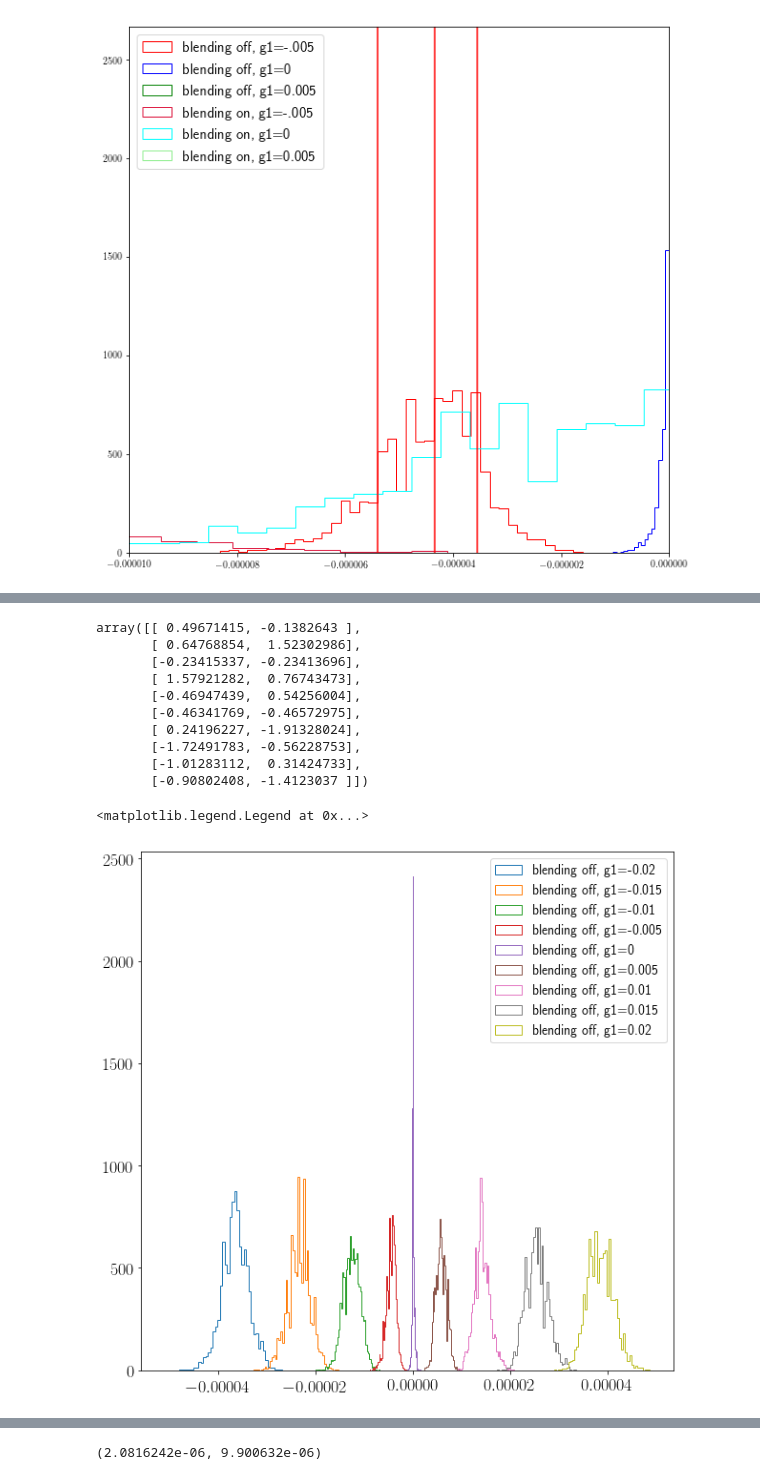
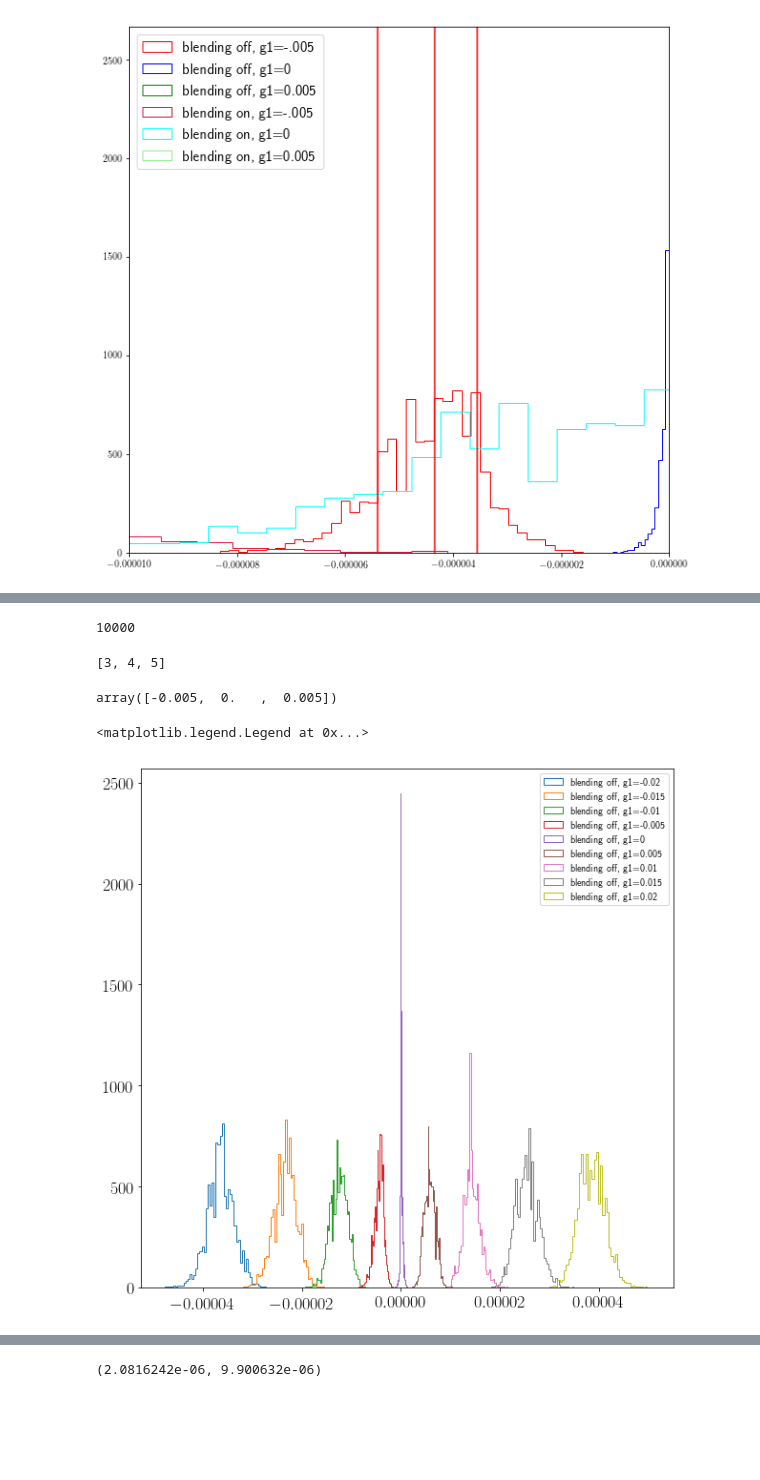
Before and after one commit to ismael-mendoza/wld_code, a Jupyter notebook: tomo-results.ipynb, the cells around one changed output, grey strips where cells are left out. Cells and saved outputs as stored; diff of their text form; code cells hidden in the pictures; blank space fills up the shorter version.

```diff
--- a/tomo-results.ipynb
+++ b/tomo-results.ipynb
@@ -508,0 +590,8 @@ plt.legend(loc='best', prop={'size':15})
+# %%
+fig,ax = plt.subplots(figsize=(10,10))
+for i,g, in enumerate(g1s):
+    ax.hist(bmedians_grp_ss1[i], bins = 50, histtype='step', label=f'blending on, g1={g:.3g}')
+ax.tick_params(axis='both', which='major', labelsize=18)
+plt.legend(loc='best', prop={'size':10})
+
+#ax.set_ylim(0, 1100)
@@ -509,3 +616,4 @@ plt.legend(loc='best', prop={'size':15})
 # %%
+import pickle
 g1s = np.linspace(-.02,0.02, 9)
-print(g1s)
+bmedians_iso2, bmedians_grp2 = pickle.load( open("bmedians2.p", "rb" ))
@@ -514,10 +619,0 @@ print(g1s)
-# %%
-bmedians_iso1 = []
-bmedians_grp1 = []
-
-for i in range(len(scats)):
-
-    bmedians_iso1.append(errors.bootstrap_param_cat(scats[i], 'bias_g1', 10000, np.median))
-    bmedians_grp1.append(errors.bootstrap_param_cat(scats[i], 'bias_g1_grp', 10000, np.median))
-# %%
-bmedians_iso2 = errors.bootstrap_param_cats(scats, 'bias_g1', 10000, np.median)
@@ -534,13 +620,4 @@ samples = np.random.randn(ndim * nsamples).reshape([nsamples, ndim])
-# %%
-samples
-# %% [output]
-array([[ 0.49671415, -0.1382643 ],
-       [ 0.64768854,  1.52302986],
-       [-0.23415337, -0.23413696],
-       [ 1.57921282,  0.76743473],
-       [-0.46947439,  0.54256004],
-       [-0.46341769, -0.46572975],
-       [ 0.24196227, -1.91328024],
-       [-1.72491783, -0.56228753],
-       [-1.01283112,  0.31424733],
-       [-0.90802408, -1.4123037 ]])
+# %%
+len(bmedians_iso2[0])
+# %% [output]
+10000
@@ -547,13 +628,20 @@ array([[ 0.49671415, -0.1382643 ],
+# %%
+list(range(3,6))
+# %% [output]
+[3, 4, 5]
+# %%
+g1s[3:6]
+# %% [output]
+array([-0.005,  0.   ,  0.005])
 # %%
 fig,ax = plt.subplots(figsize=(10,10))
 for i,g, in enumerate(g1s):
-    ax.hist(bmedians_iso[i], bins = 50, histtype='step', label=f'blending off, g1={g:.3g}')
-    #ax.hist(bmedians_grp[i], bins = 50, histtype='step', label=f'blending on, g1={g:.3g}')
+    ax.hist(bmedians_iso2[i], bins = 50, histtype='step', label=f'blending off, g1={g:.3g}')
 ax.tick_params(axis='both', which='major', labelsize=18)
-plt.legend(loc='best', prop={'size':14})
+plt.legend(loc='best', prop={'size':10})
 # %% [output]
 <matplotlib.legend.Legend at 0x...>
-[figure, old version]
+[figure, new version]
 # %%
 fig,ax = plt.subplots(figsize=(10,10))
 for i,g, in enumerate(g1s):
```
Also changed, not shown: parts of 75 cells of this notebook, 7 other files.
